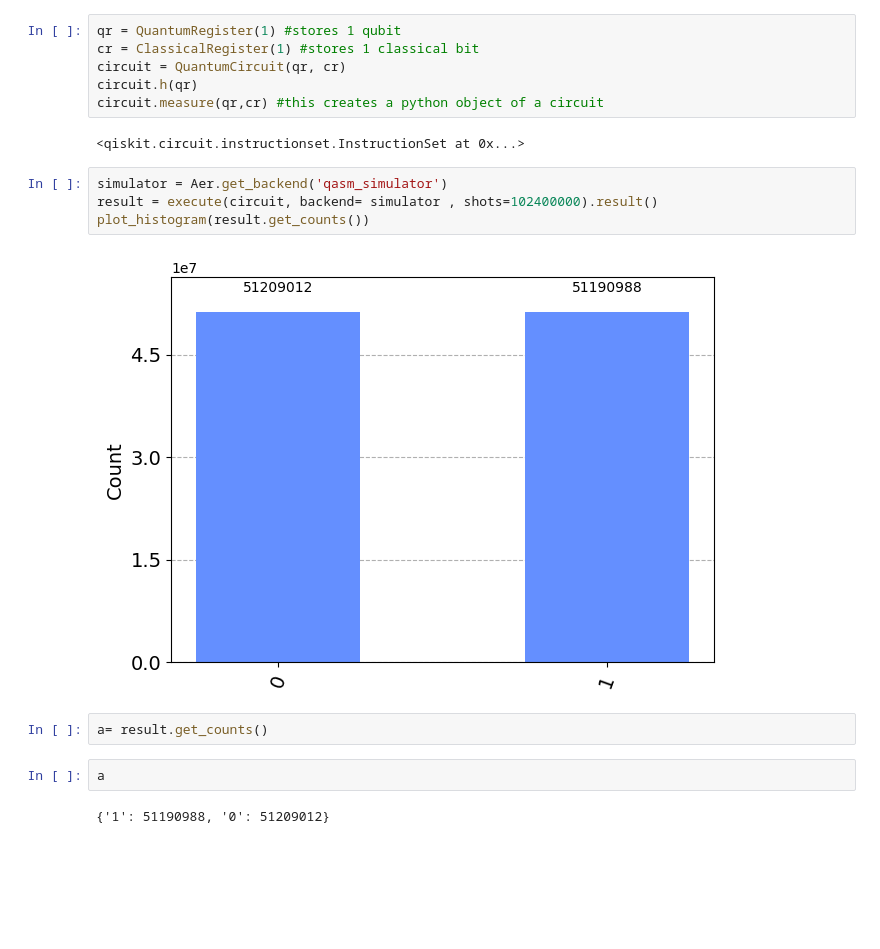
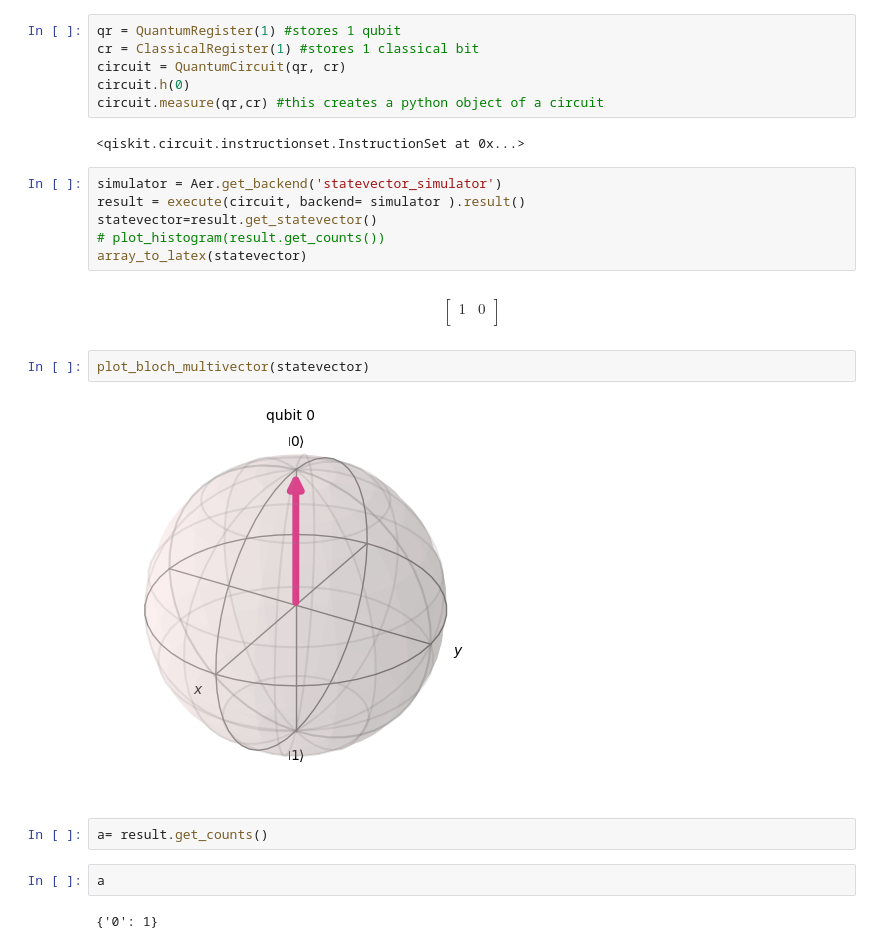
Before and after one commit to yellomello/Qiskit_Basics, a Jupyter notebook: qiskit_basics_bloch_sphere.ipynb, the cells around one changed output. Cells and saved outputs as stored; diff of their text form; blank space fills up the shorter version.

```diff
--- a/qiskit_basics_bloch_sphere.ipynb
+++ b/qiskit_basics_bloch_sphere.ipynb
@@ -55,19 +51,29 @@ from qiskit.tools.visualization import plot_histogram
 qr = QuantumRegister(1) #stores 1 qubit
 cr = ClassicalRegister(1) #stores 1 classical bit
 circuit = QuantumCircuit(qr, cr)
-circuit.h(qr)
+circuit.h(0)
 circuit.measure(qr,cr) #this creates a python object of a circuit
 # %% [output]
 <qiskit.circuit.instructionset.InstructionSet at 0x...>
 # %%
-simulator = Aer.get_backend('qasm_simulator')
-result = execute(circuit, backend= simulator , shots=102400000).result()
-plot_histogram(result.get_counts())
+simulator = Aer.get_backend('statevector_simulator')
+result = execute(circuit, backend= simulator ).result()
+statevector=result.get_statevector()
+# plot_histogram(result.get_counts())
+array_to_latex(statevector)
 # %% [output]
-[figure, removed]
+$$
+\begin{bmatrix}
+1 & 0  \\
+ \end{bmatrix}
+$$
+# %%
+plot_bloch_multivector(statevector)
+# %% [output]
+[figure, added]
 # %%
 a= result.get_counts()
 # %%
 a
 # %% [output]
-{'1': 51190988, '0': 51209012}
+{'0': 1}
```
Also changed, not shown: parts of 3 cells of this notebook.
